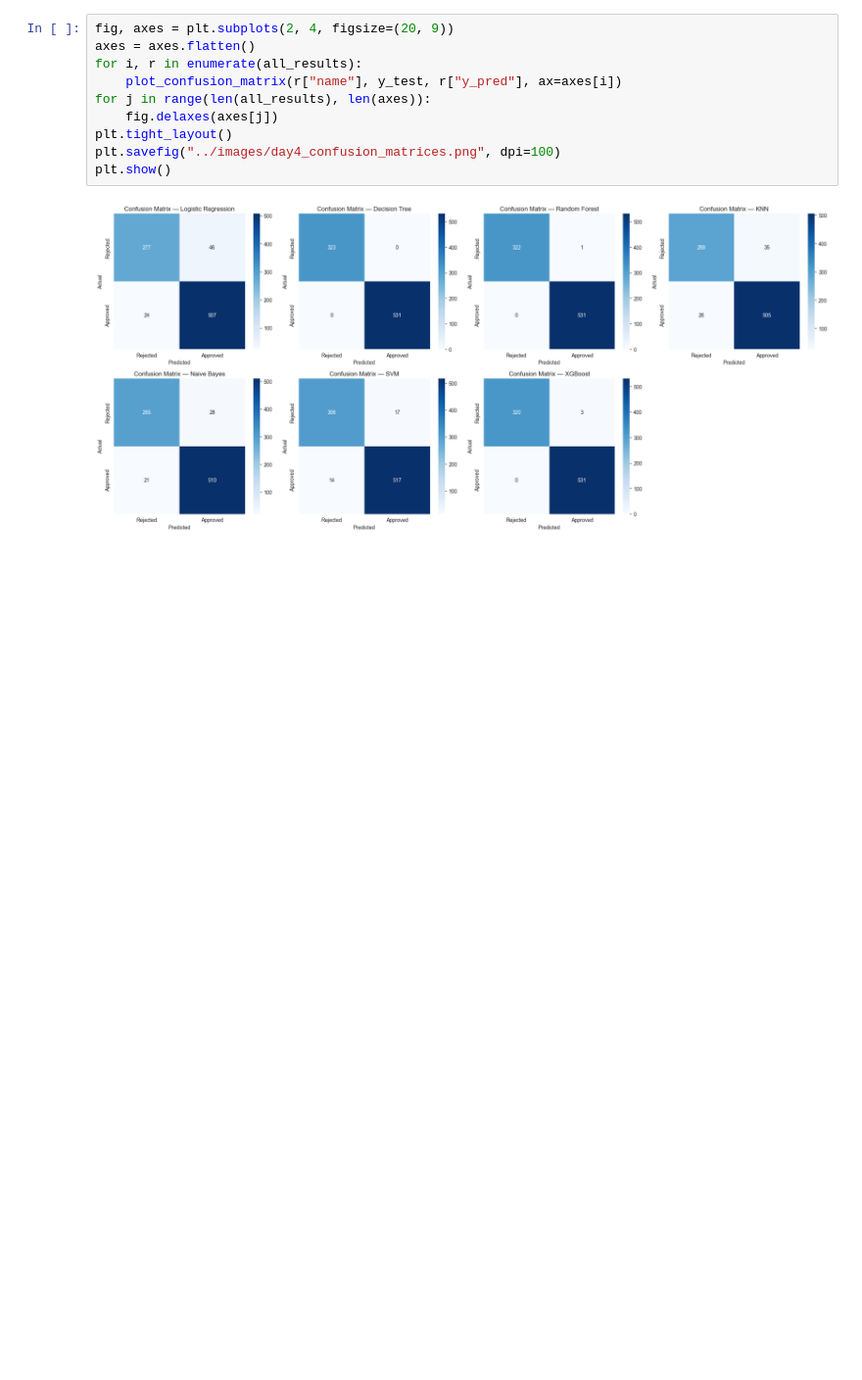
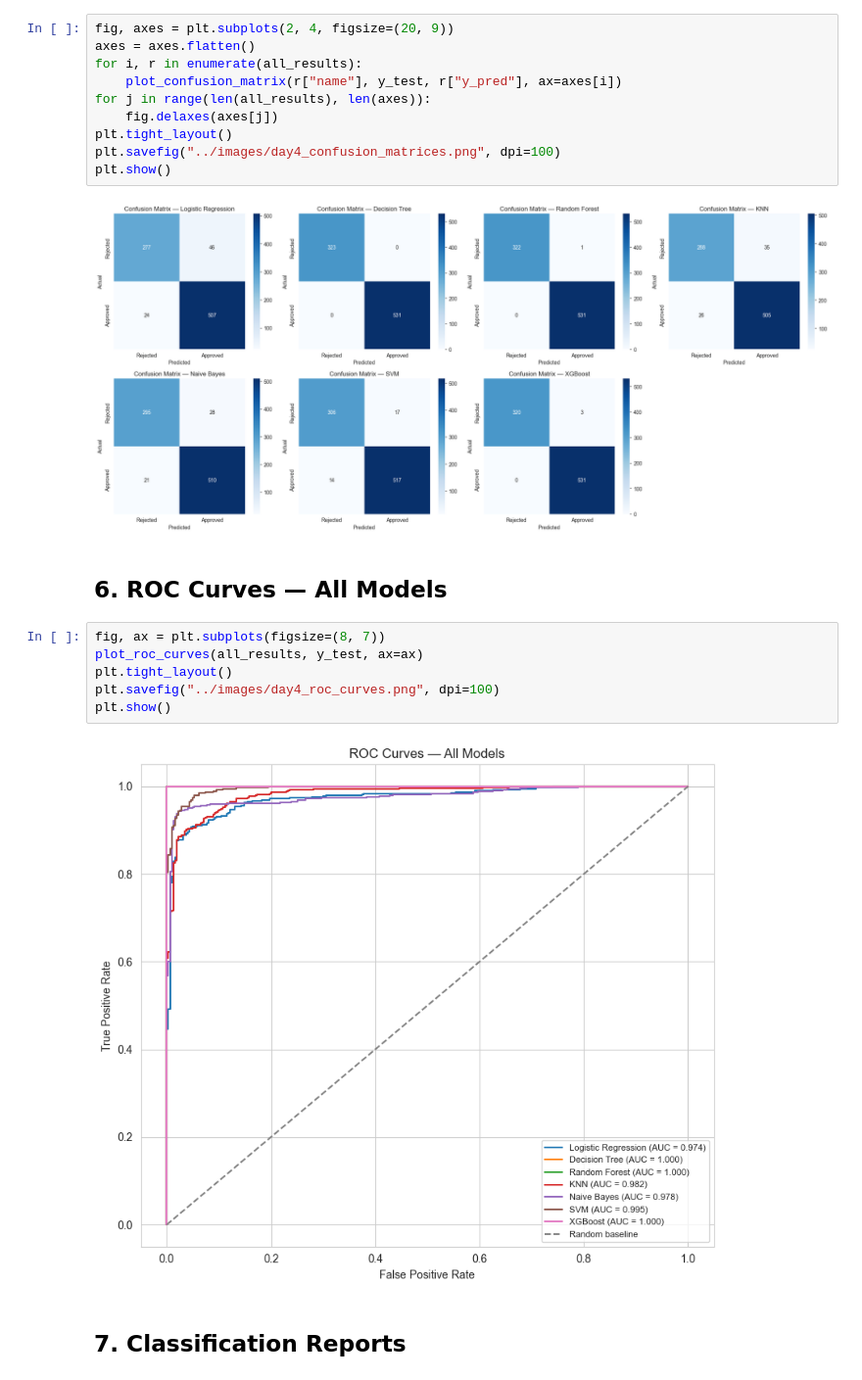
Before and after one commit to nirojthapa11/loan-approval-prediction, a Jupyter notebook: notebooks/04_model_training_evaluation.ipynb, the cells around one changed output. Shown at 98% size. Saved outputs shown, nothing was run; the diff lists cells and outputs as text; blank space fills up the shorter version.

Commit message:
roc curves and classification reports

```diff
--- a/notebooks/04_model_training_evaluation.ipynb
+++ b/notebooks/04_model_training_evaluation.ipynb
@@ -119,3 +120,15 @@ plt.savefig("../images/day4_confusion_matrices.png", dpi=100)
 plt.show()
 # %% [output]
 [figure]
+# %% [markdown]
+## 6. ROC Curves — All Models
+# %%
+fig, ax = plt.subplots(figsize=(8, 7))
+plot_roc_curves(all_results, y_test, ax=ax)
+plt.tight_layout()
+plt.savefig("../images/day4_roc_curves.png", dpi=100)
+plt.show()
+# %% [output]
+[figure, added]
+# %% [markdown]
+## 7. Classification Reports
```
Also changed, not shown: parts of 2 cells of this notebook, 2 other files.
